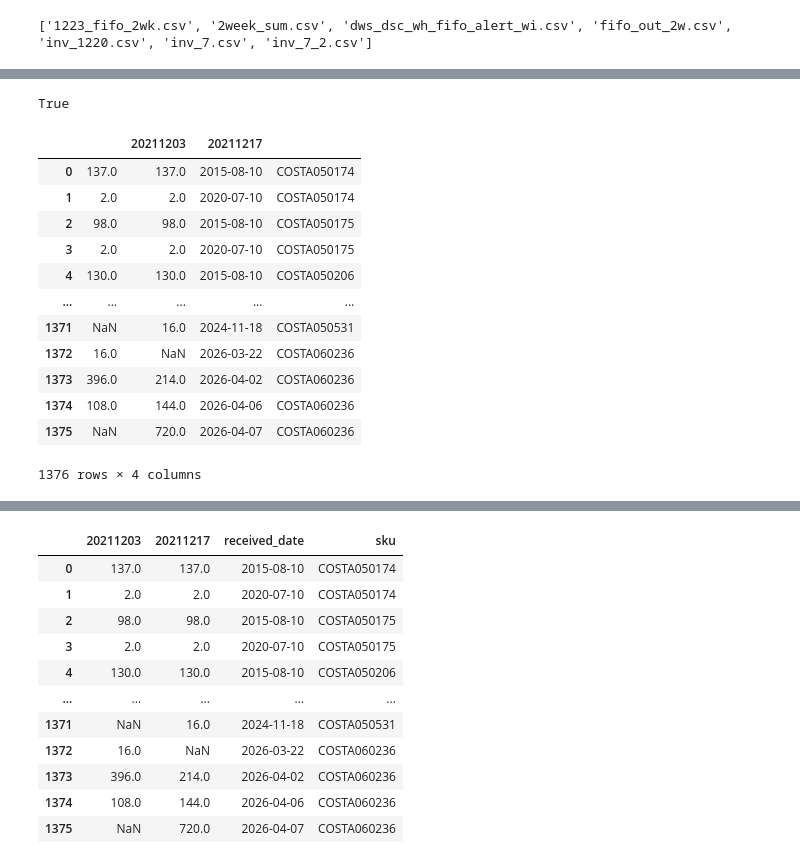
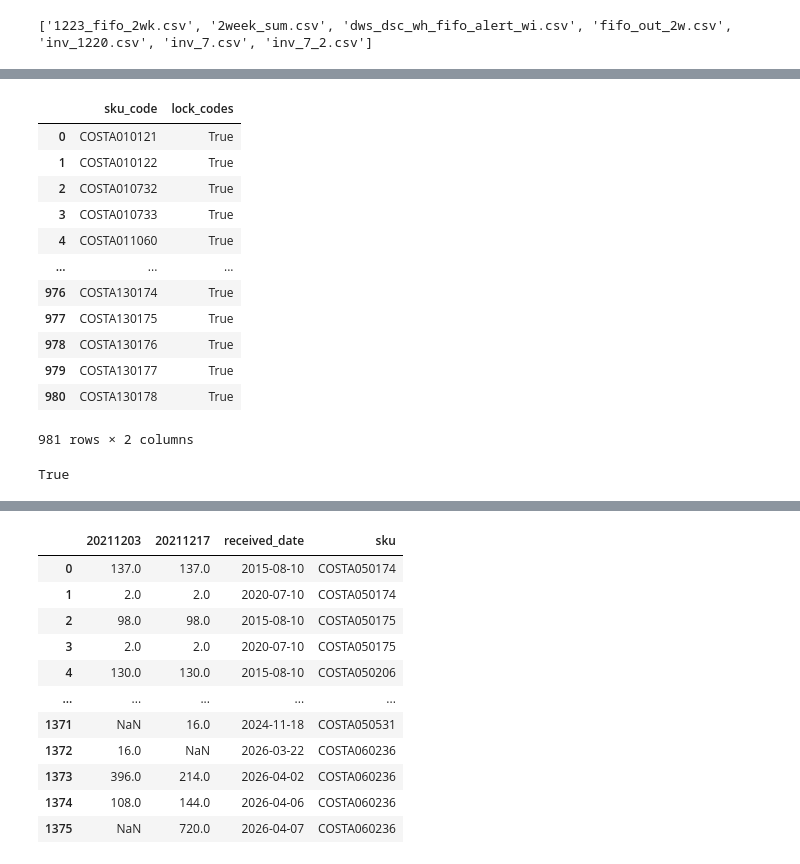
Before and after one commit to fyenne/play10_inv, a Jupyter notebook: inv_fifo.ipynb, the cells around one changed output, grey strips where cells are left out. Saved outputs shown, nothing was run; the diff lists cells and outputs as text; code cells hidden in the pictures.

```diff
--- a/inv_fifo.ipynb
+++ b/inv_fifo.ipynb
@@ -38,6 +27,6 @@ fridays
 # %%
 %%time
-df = pd.read_csv('./data_down/inv_7_2.csv', sep='\001')
+df = pd.read_csv('./data_down/inv_wmos.csv', sep='\001')
 df.columns = [re.sub('\w+\.', '', i) for i in list(df.columns)]
 df = df.dropna(how = 'all', axis =1)
 time_cols = pd.Series(df.columns)[
@@ -447,7 +538,0 @@ Name: ou_code, Length: 405494, dtype: object
-# %%
-# =======================
-# # 只选择多次出库的货物
-# filter = bose.groupby(['recived_date', 'sku_code'])['inc_day'].agg({set}).reset_index()
-# filter = filter[filter['set'].apply(len)> 1][['recived_date','sku_code']].drop_duplicates();filter
-bose_inv = load_data('COSTASHHTS')
-bose_inv.head(4)
@@ -492,0 +718,30 @@ str(df0.columns[0])
+# %%
+
+out_df = pd.DataFrame()
+for ou_code0 in df9['ou_code'].unique():
+
+    bose_inv = load_data(ou_code0)[0]
+    code = load_data(ou_code0)[1]
+
+    print('{note:=>50}'.format(note=ou_code0) + '{note:=>50}'.format(note=''))
+    print("===============================this_code: %s================================="%ou_code0)
+    print("===============================this_code_lock_code: %s================================="%code)
+
+
+    print("============================boseInv before snap==============================")
+    print(bose_inv.info())
+
+    try:
+        df0 = snapshot()
+        print(df0.info())
+        df_err = err_part()
+
+        view = output(df_err)
+        bose_err_list = ou_level_lock_codes(code)
+        bose_definite_wrong = check(bose_err_list)
+        print("===============================~definite_wrong~=================================")
+        print(bose_definite_wrong.info())
+        out_df = pd.concat([out_df, bose_definite_wrong], axis = 0)
+        print(out_df.shape)
+    except:
+        print('None data for code ::: %s :::'%ou_code0)
@@ -493,3 +769,23 @@ str(df0.columns[0])
+# %%
+pd.DataFrame(
+    bose_inv.groupby('sku_code')[
+        'lock_codes'
+        ].apply(list).astype(str).str.match('.+'+'(\w)')
+    ).reset_index()
+# %% [output]
+|  | sku_code | lock_codes |
+| 0 | COSTA010121 | True |
+| 1 | COSTA010122 | True |
+| 2 | COSTA010732 | True |
+| 3 | COSTA010733 | True |
+| 4 | COSTA011060 | True |
+| ... | ... | ... |
+| 976 | COSTA130174 | True |
+| 977 | COSTA130175 | True |
+| 978 | COSTA130176 | True |
+| 979 | COSTA130177 | True |
+| 980 | COSTA130178 | True |
+981 rows × 2 columns
 # %%
 re.search('(\d+)', str(test.columns[0])) == None
 # %% [output]
@@ -502,18 +792,0 @@ test = test.reset_index(drop = True) # 4
-# %%
-test.columns = [20211203, 20211217, '', 'b']
-test = test[['',20211203, 20211217,  'b']]
-test = test.rename({'b':''}, axis =1);test
-# %% [output]
-|  |  | 20211203 | 20211217 |  |
-| 0 | 137.0 | 137.0 | 2015-08-10 | COSTA050174 |
-| 1 | 2.0 | 2.0 | 2020-07-10 | COSTA050174 |
-| 2 | 98.0 | 98.0 | 2015-08-10 | COSTA050175 |
-| 3 | 2.0 | 2.0 | 2020-07-10 | COSTA050175 |
-| 4 | 130.0 | 130.0 | 2015-08-10 | COSTA050206 |
-| ... | ... | ... | ... | ... |
-| 1371 | NaN | 16.0 | 2024-11-18 | COSTA050531 |
-| 1372 | 16.0 | NaN | 2026-03-22 | COSTA060236 |
-| 1373 | 396.0 | 214.0 | 2026-04-02 | COSTA060236 |
-| 1374 | 108.0 | 144.0 | 2026-04-06 | COSTA060236 |
-| 1375 | NaN | 720.0 | 2026-04-07 | COSTA060236 |
-1376 rows × 4 columns
```
Also changed, not shown: parts of 22 cells of this notebook, 2 other files.
